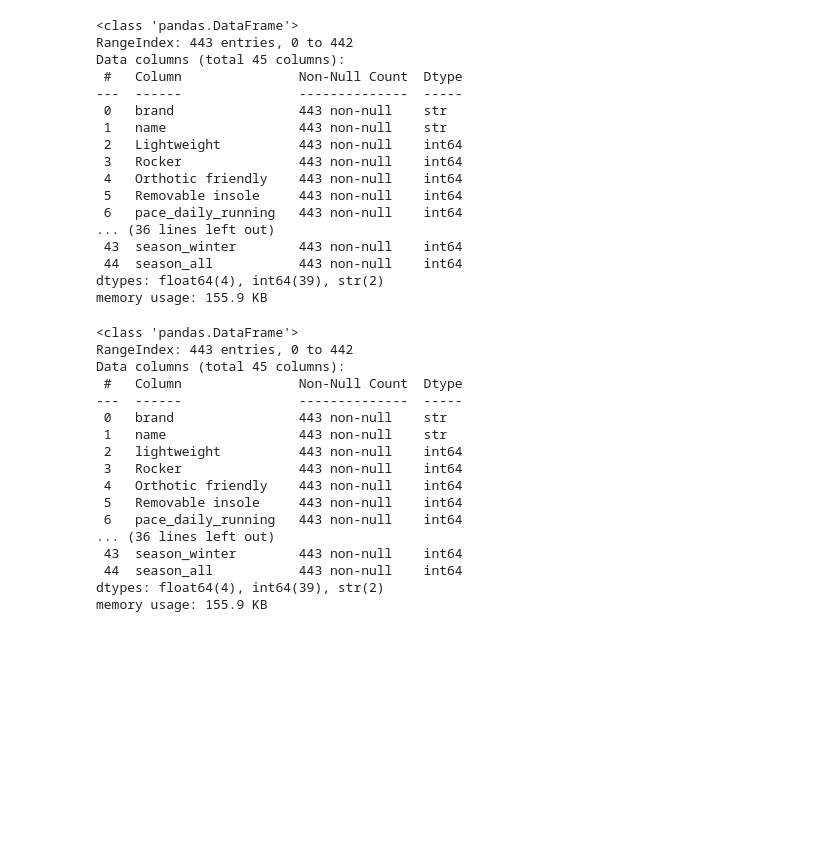
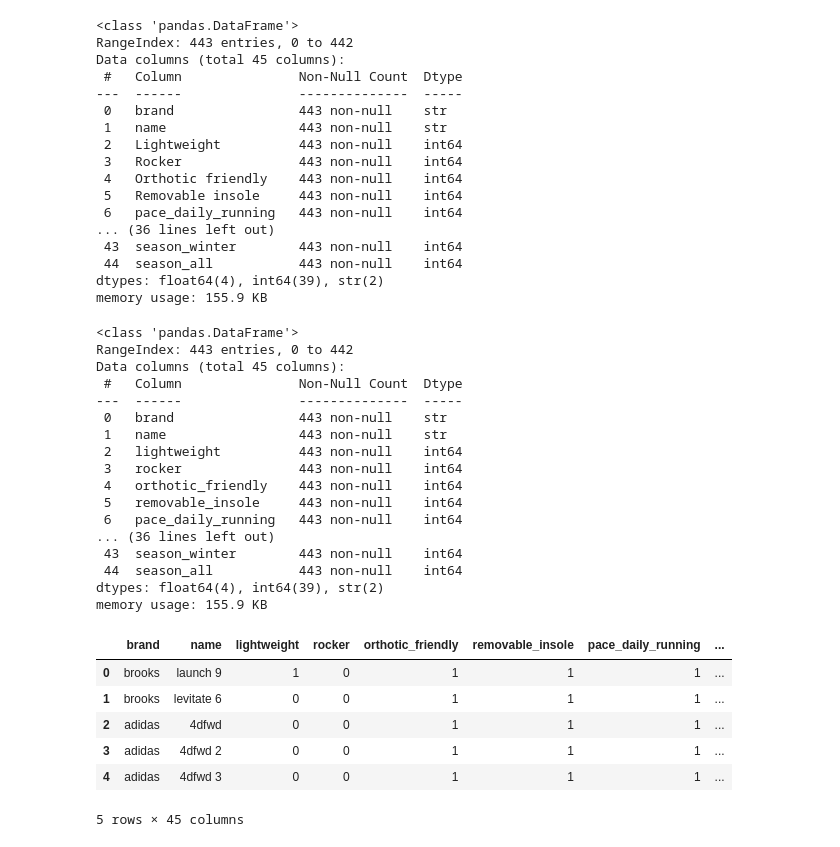
Before and after one commit to SONIX-Kelompok-6/sonix-ml, a Jupyter notebook: notebooks/data-preparation-v2/pre-eda-road-v2.ipynb, the cells around one changed output. Saved outputs shown, nothing was run; the diff lists cells and outputs as text; code cells hidden in the pictures; blank space fills up the shorter version.

```diff
--- a/notebooks/data-preparation-v2/pre-eda-road-v2.ipynb
+++ b/notebooks/data-preparation-v2/pre-eda-road-v2.ipynb
@@ -1884,7 +1884,10 @@ dtypes: float64(4), int64(39), str(2)
 memory usage: 155.9 KB
 # %%
 df.rename(columns={
-    'Lightweight': 'lightweight'}, inplace=True)
+    'Lightweight': 'lightweight',
+    'Removable insole': 'removable_insole',
+    'Orthotic friendly': 'orthotic_friendly',
+    'Rocker': 'rocker'}, inplace=True)
 df.info()
 # %% [output]
 <class 'pandas.DataFrame'>
@@ -1895,14 +1898,24 @@ Data columns (total 45 columns):
  0   brand                443 non-null    str
  1   name                 443 non-null    str
  2   lightweight          443 non-null    int64
- 3   Rocker               443 non-null    int64
- 4   Orthotic friendly    443 non-null    int64
- 5   Removable insole     443 non-null    int64
+ 3   rocker               443 non-null    int64
+ 4   orthotic_friendly    443 non-null    int64
+ 5   removable_insole     443 non-null    int64
  6   pace_daily_running   443 non-null    int64
 ... (36 lines left out)
  43  season_winter        443 non-null    int64
  44  season_all           443 non-null    int64
 dtypes: float64(4), int64(39), str(2)
 memory usage: 155.9 KB
+# %%
+df.head()
+# %% [output]
+|  | brand | name | lightweight | rocker | orthotic_friendly | removable_insole | pace_daily_running | ... |
+| 0 | brooks | launch 9 | 1 | 0 | 1 | 1 | 1 | ... |
+| 1 | brooks | levitate 6 | 0 | 0 | 1 | 1 | 1 | ... |
+| 2 | adidas | 4dfwd | 0 | 0 | 1 | 1 | 1 | ... |
+| 3 | adidas | 4dfwd 2 | 0 | 0 | 1 | 1 | 1 | ... |
+| 4 | adidas | 4dfwd 3 | 0 | 0 | 1 | 1 | 1 | ... |
+5 rows × 45 columns
 # %%
 df.to_csv('../../data/road_dataset.csv', index=False)
```
Also changed, not shown: 2 other files.
